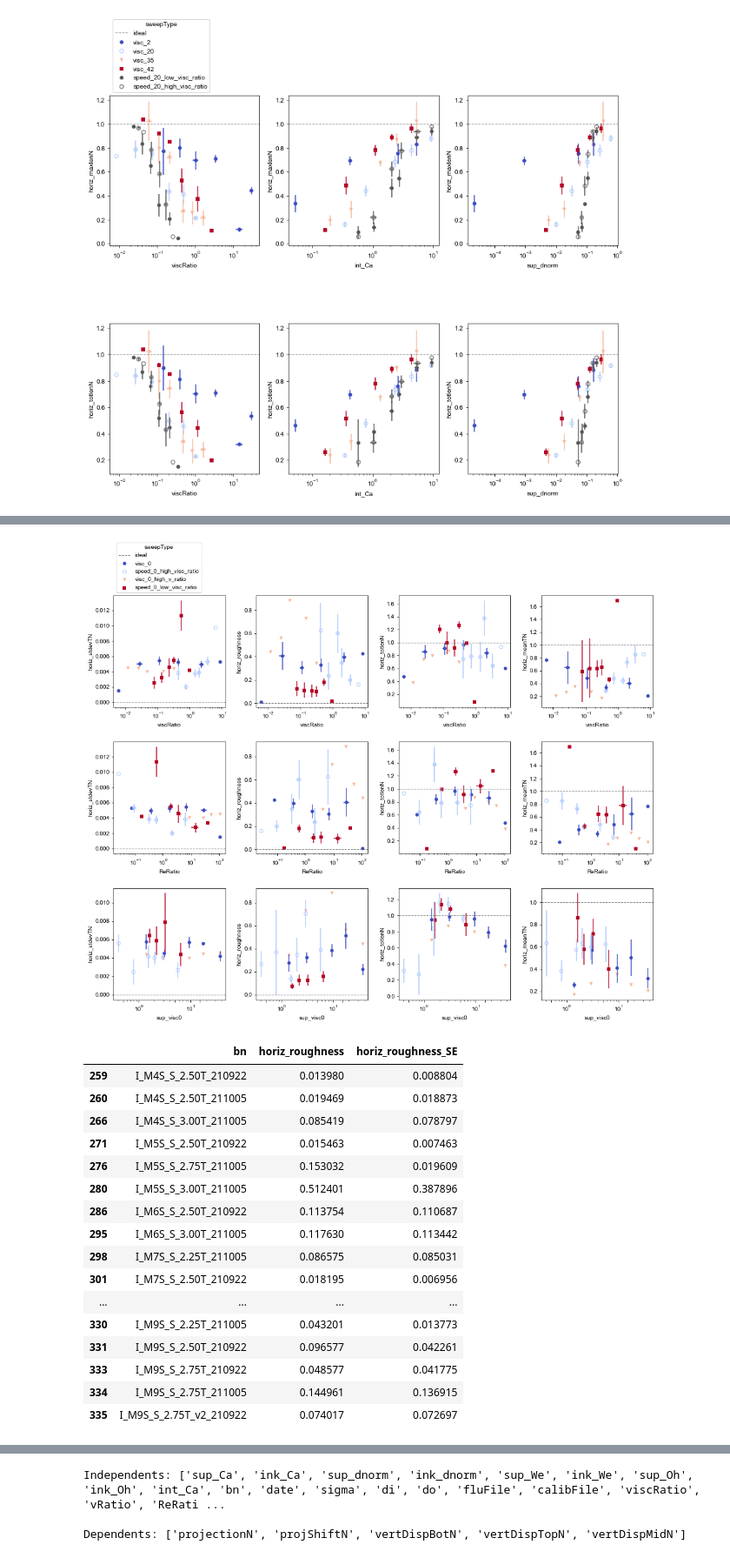
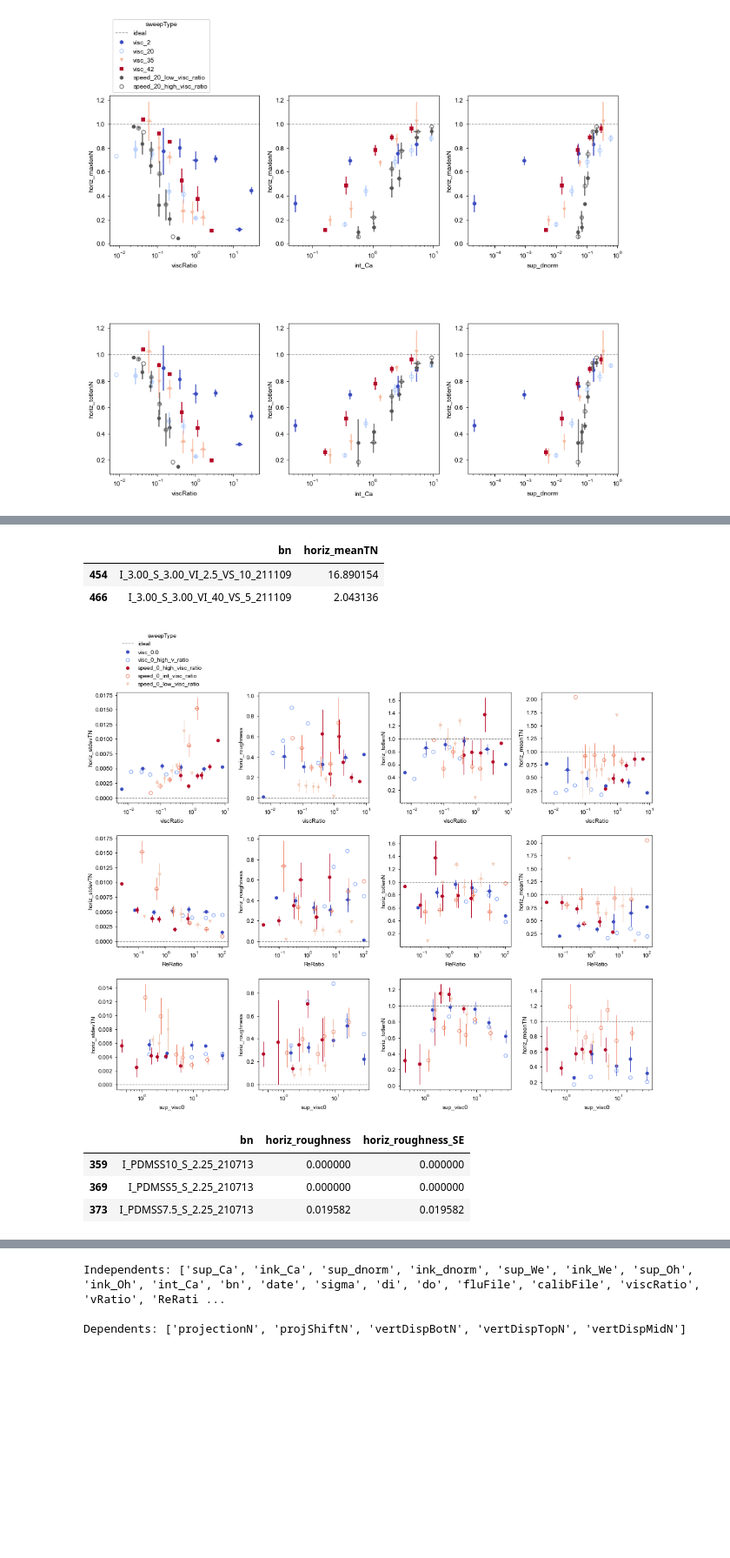
Before and after one commit to usnistgov/embedded3DPvids, a Jupyter notebook: ipynb/vidSummaries_horiz.ipynb, the cells around one changed output, grey strips where cells are left out. Shown at 87% size. Cells and saved outputs as stored; diff of their text form; code cells hidden in the pictures; blank space fills up the shorter version.

```diff
--- a/ipynb/vidSummaries_horiz.ipynb
+++ b/ipynb/vidSummaries_horiz.ipynb
@@ -26,4 +26,6 @@ LOGGERDEFINED = logs.openLog('vidSummaries.ipynb', LOGGERDEFINED, level='DEBUG',
 ## analyzing data
 # %%
 ss,u = me.importStillsSummary(diag=True)
+seg, useg = me.importStillsSummary(file='segmentsSummary.csv', diag=False)
+ss['horiz_segments'] = seg['horiz_segments']
 # %% [output]
@@ -73,32 +73,25 @@ fig.tight_layout()
+# %%
+ss1[ss1.horiz_meanTN>2][['bn', 'horiz_meanTN']]
+# %% [output]
+|  | bn | horiz_meanTN |
+| 454 | I_3.00_S_3.00_VI_2.5_VS_10_211109 | 16.890154 |
+| 466 | I_3.00_S_3.00_VI_40_VS_5_211109 | 2.043136 |
 # %%
 ss1 = ss.copy()
 ss1 = ss1[ss1.sigma==0]
 ss1 = ss1[ss1.sweepType!='visc_PEG']
-ss1 = ss1.sort_values(by='sigma')
+ss1 = ss1.sort_values(by='sweepType')
 fig,axs = plt.subplots(3,4,figsize=(14, 12))
 for j,s2 in enumerate(['viscRatio', 'ReRatio', 'sup_visc0']):
     for i,s in enumerate(['horiz_stdevTN','horiz_roughness', 'horiz_totlenN', 'horiz_meanTN']):
-        mp.scatterSS(ss1, s2, s, 'sweepType', logx=True, yideal=([0,0,1,1,3][i]), ax=axs[j][i], fig=fig, legend=(i==0 and j==0), dx=0.2)
+        mp.sweepTypeSS(ss1, s2, s, logx=True, yideal=([0,0,1,1,3][i]), ax=axs[j][i], fig=fig, legend=(i==0 and j==0), dx=0.2)
 fig.tight_layout()
 # %% [output]
-[figure, old version]
+[figure, new version]
 # %%
-ss[(ss.sigma==2)&(ss.horiz_roughness>0.01)][['bn', 'horiz_roughness', 'horiz_roughness_SE']]
+ss[(ss.sweepType=='visc_42')&(ss.int_Ca<0.2)][['bn', 'horiz_roughness', 'horiz_roughness_SE']]
 # %% [output]
 |  | bn | horiz_roughness | horiz_roughness_SE |
-| 259 | I_M4S_S_2.50T_210922 | 0.013980 | 0.008804 |
-| 260 | I_M4S_S_2.50T_211005 | 0.019469 | 0.018873 |
-| 266 | I_M4S_S_3.00T_211005 | 0.085419 | 0.078797 |
-| 271 | I_M5S_S_2.50T_210922 | 0.015463 | 0.007463 |
-| 276 | I_M5S_S_2.75T_211005 | 0.153032 | 0.019609 |
-| 280 | I_M5S_S_3.00T_211005 | 0.512401 | 0.387896 |
-| 286 | I_M6S_S_2.50T_210922 | 0.113754 | 0.110687 |
-| 295 | I_M6S_S_3.00T_211005 | 0.117630 | 0.113442 |
-| 298 | I_M7S_S_2.25T_211005 | 0.086575 | 0.085031 |
-| 301 | I_M7S_S_2.50T_210922 | 0.018195 | 0.006956 |
-| ... | ... | ... | ... |
-| 330 | I_M9S_S_2.25T_211005 | 0.043201 | 0.013773 |
-| 331 | I_M9S_S_2.50T_210922 | 0.096577 | 0.042261 |
-| 333 | I_M9S_S_2.75T_210922 | 0.048577 | 0.041775 |
-| 334 | I_M9S_S_2.75T_211005 | 0.144961 | 0.136915 |
-| 335 | I_M9S_S_2.75T_v2_210922 | 0.074017 | 0.072697 |
+| 359 | I_PDMSS10_S_2.25_210713 | 0.000000 | 0.000000 |
+| 369 | I_PDMSS5_S_2.25_210713 | 0.000000 | 0.000000 |
+| 373 | I_PDMSS7.5_S_2.25_210713 | 0.019582 | 0.019582 |
```
Also changed, not shown: parts of 8 cells of this notebook, 11 other files.
